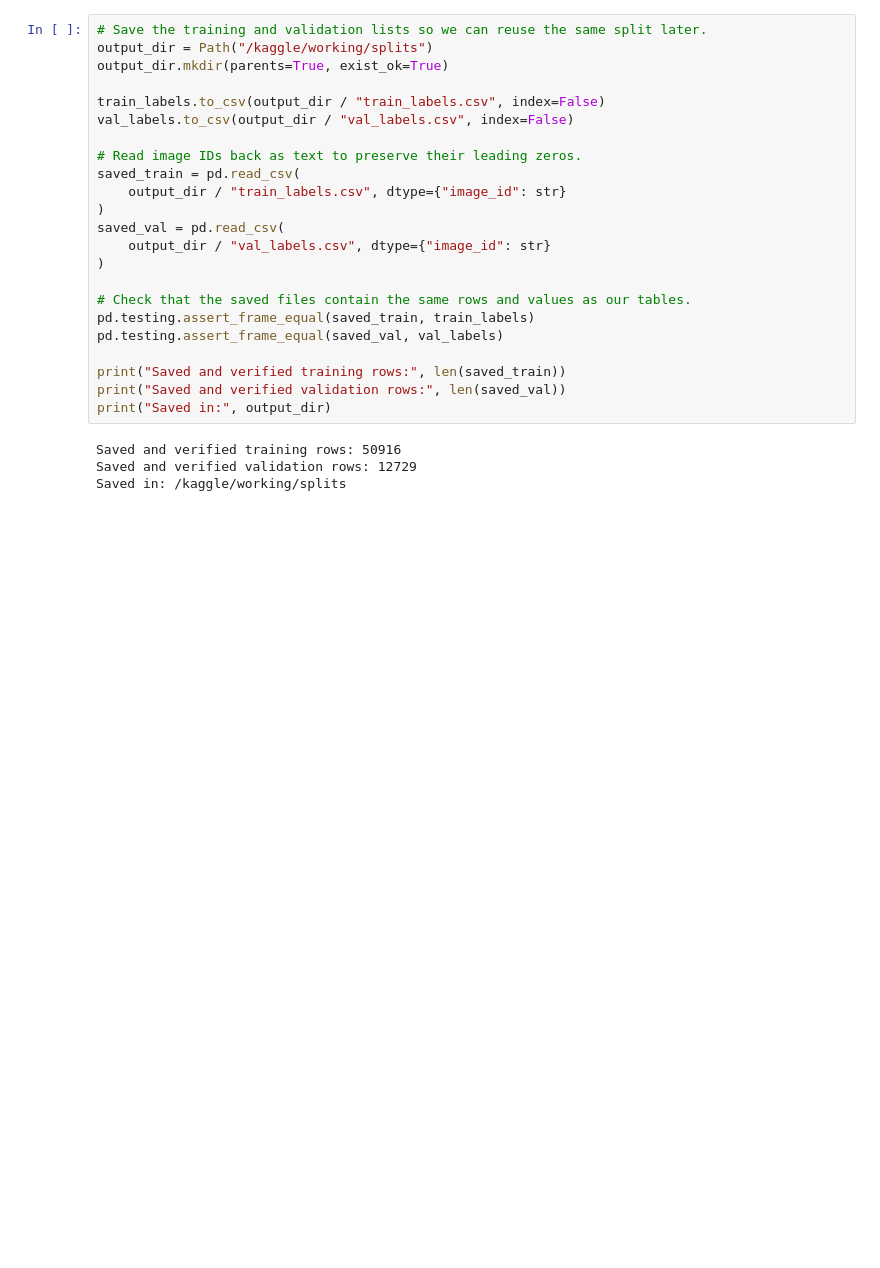
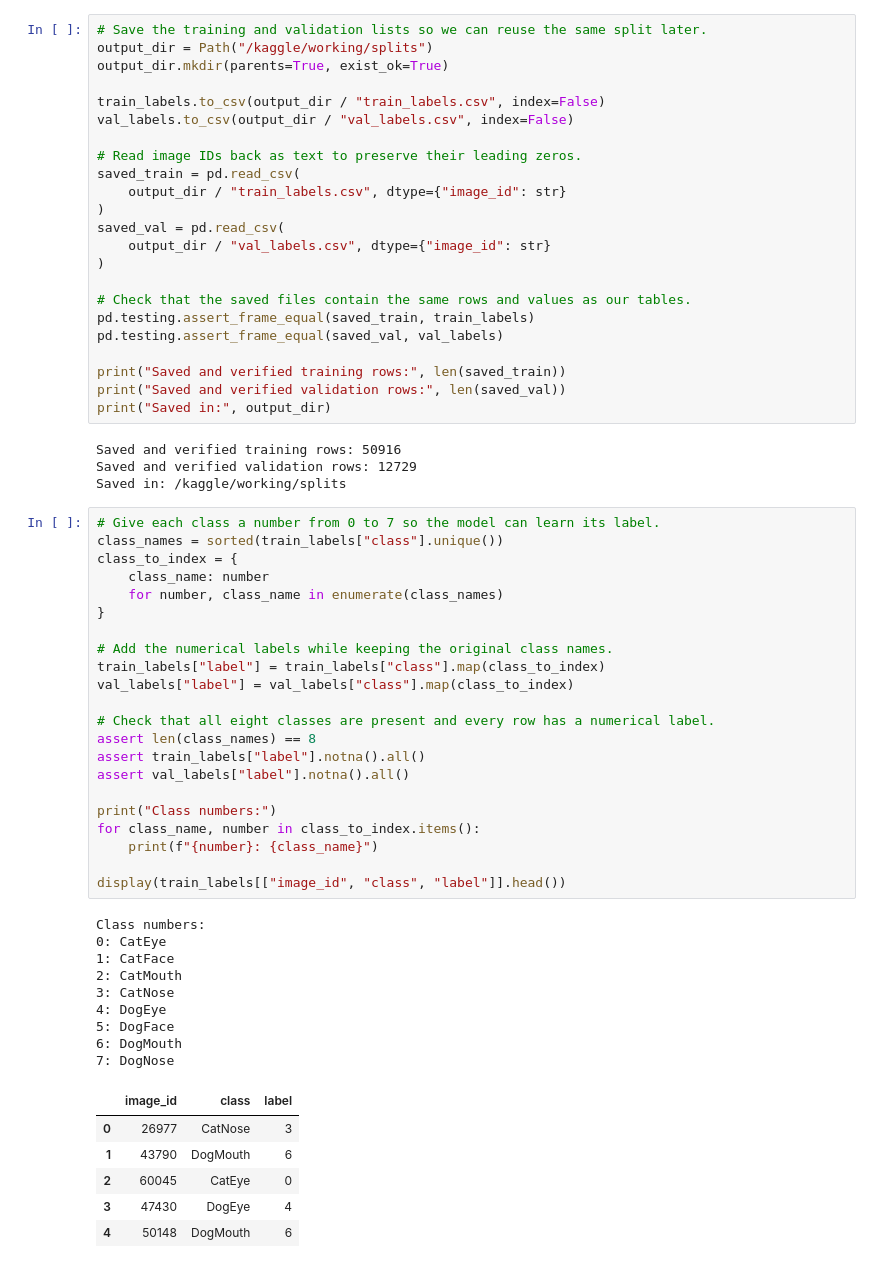
Before and after one commit to Nkw3744/Kaggle_Competition_Aaron, a Jupyter notebook: Kaggle Notebook Aaron.ipynb, the cells around one changed output. Cells and saved outputs as stored; diff of their text form; blank space fills up the shorter version.

```diff
--- a/Kaggle Notebook Aaron.ipynb
+++ b/Kaggle Notebook Aaron.ipynb
@@ -265,3 +265,41 @@ print("Saved in:", output_dir)
 Saved and verified training rows: 50916
 Saved and verified validation rows: 12729
 Saved in: /kaggle/working/splits
+# %%
+# Give each class a number from 0 to 7 so the model can learn its label.
+class_names = sorted(train_labels["class"].unique())
+class_to_index = {
+    class_name: number
+    for number, class_name in enumerate(class_names)
+}
+
+# Add the numerical labels while keeping the original class names.
+train_labels["label"] = train_labels["class"].map(class_to_index)
+val_labels["label"] = val_labels["class"].map(class_to_index)
+
+# Check that all eight classes are present and every row has a numerical label.
+assert len(class_names) == 8
+assert train_labels["label"].notna().all()
+assert val_labels["label"].notna().all()
+
+print("Class numbers:")
+for class_name, number in class_to_index.items():
+    print(f"{number}: {class_name}")
+
+display(train_labels[["image_id", "class", "label"]].head())
+# %% [output]
+Class numbers:
+0: CatEye
+1: CatFace
+2: CatMouth
+3: CatNose
+4: DogEye
+5: DogFace
+6: DogMouth
+7: DogNose
+|  | image_id | class | label |
+| 0 | 26977 | CatNose | 3 |
+| 1 | 43790 | DogMouth | 6 |
+| 2 | 60045 | CatEye | 0 |
+| 3 | 47430 | DogEye | 4 |
+| 4 | 50148 | DogMouth | 6 |
```
Also changed, not shown: parts of 8 cells of this notebook.
